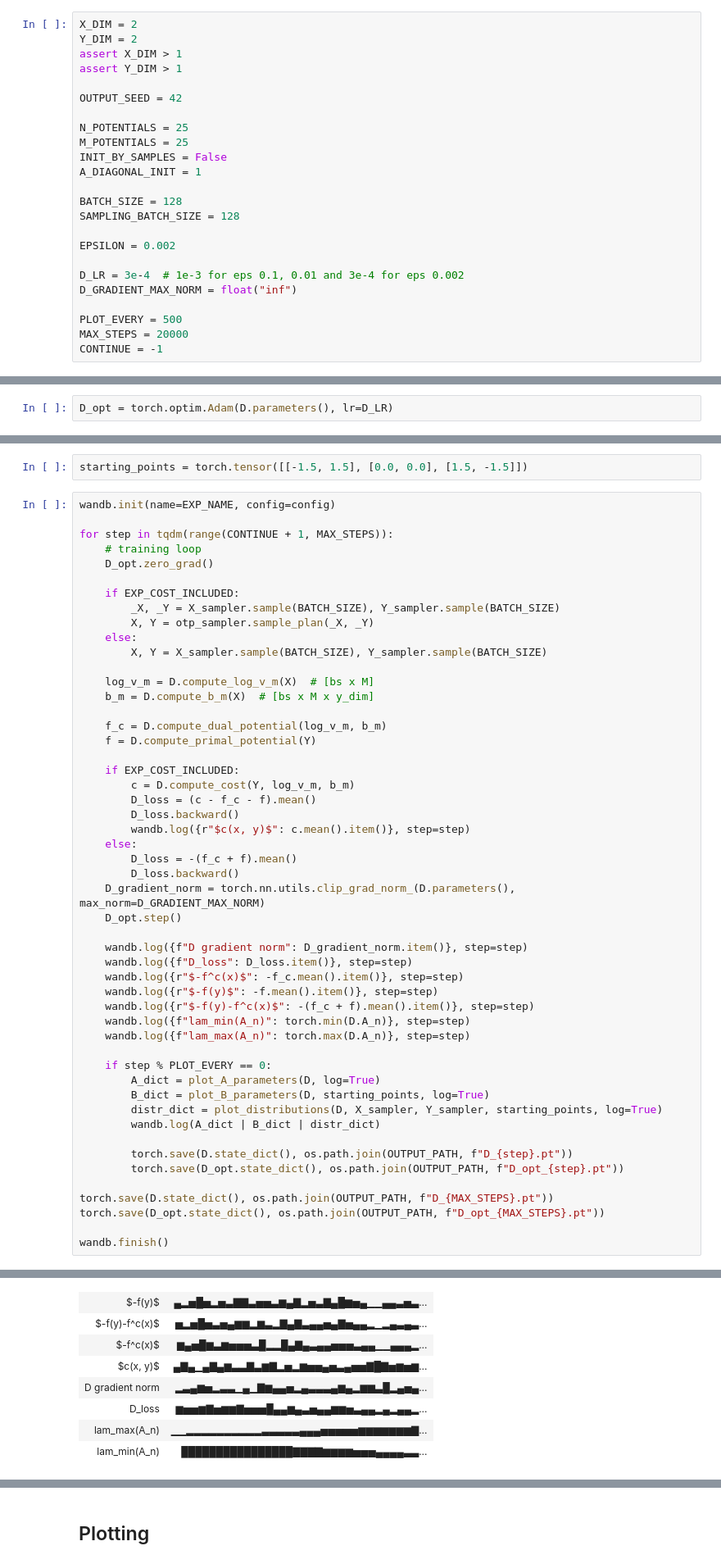
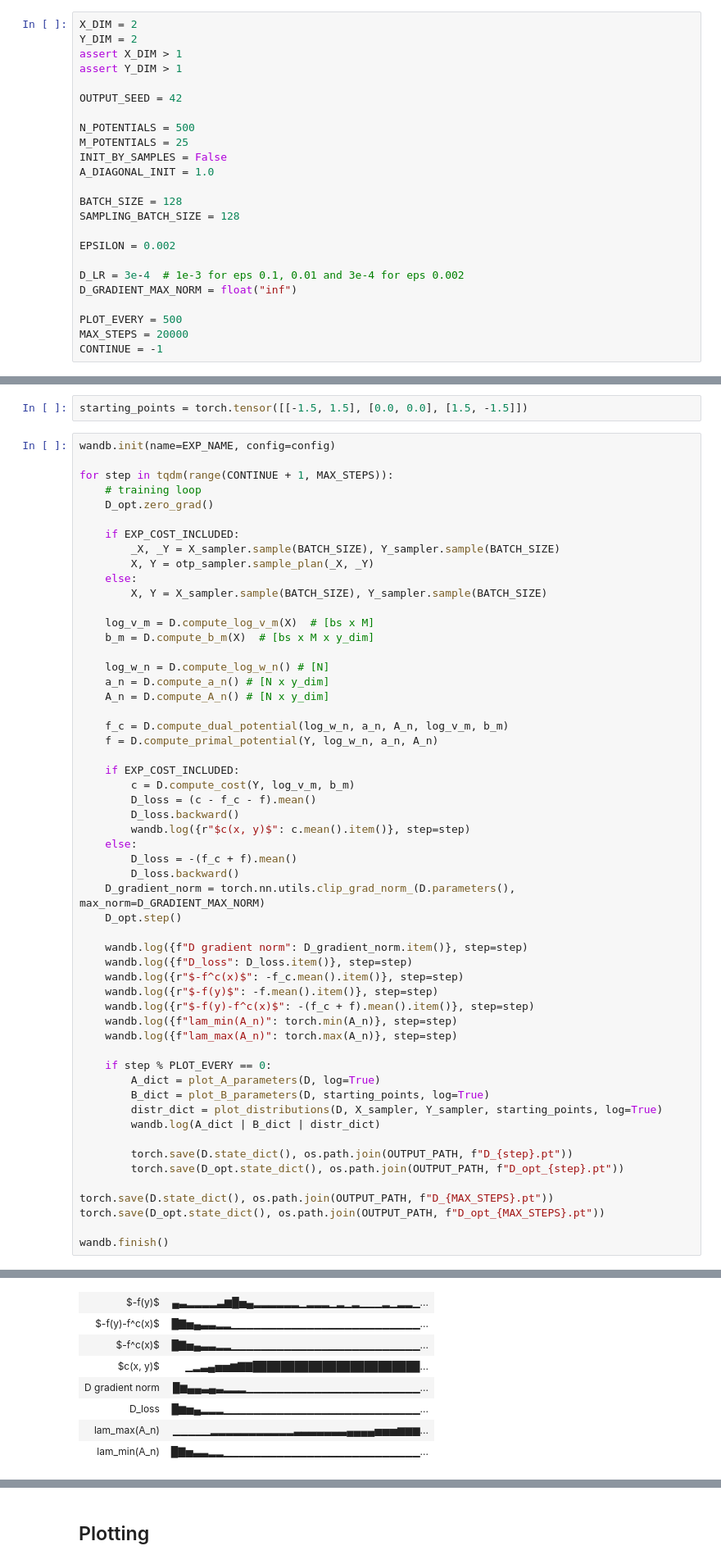
Before and after one commit to MuXauJl11110/EBiEOT, a Jupyter notebook: notebooks/LightGCOT_swiss_roll.ipynb, the cells around one changed output, grey strips where cells are left out. Shown at 82% size. Saved outputs shown, nothing was run; the diff lists cells and outputs as text.

```diff
--- a/notebooks/LightGCOT_swiss_roll.ipynb
+++ b/notebooks/LightGCOT_swiss_roll.ipynb
@@ -33,10 +33,10 @@ assert Y_DIM > 1
 
 OUTPUT_SEED = 42
 
-N_POTENTIALS = 25
+N_POTENTIALS = 500
 M_POTENTIALS = 25
 INIT_BY_SAMPLES = False
-A_DIAGONAL_INIT = 1
+A_DIAGONAL_INIT = 1.0
 
 BATCH_SIZE = 128
 SAMPLING_BATCH_SIZE = 128
@@ -104,8 +108,6 @@ D_opt = torch.optim.Adam(D.parameters(), lr=D_LR)
 
 if CONTINUE > -1:
     D_opt.load_state_dict(torch.load(os.path.join(OUTPUT_PATH, f"D_opt_{OUTPUT_SEED}_{CONTINUE}.pt")))
-# %%
-D_opt = torch.optim.Adam(D.parameters(), lr=D_LR)
 # %% [markdown]
 ## 5. Model training
 # %%
@@ -131,8 +133,12 @@ for step in tqdm(range(CONTINUE + 1, MAX_STEPS)):
     log_v_m = D.compute_log_v_m(X)  # [bs x M]
     b_m = D.compute_b_m(X)  # [bs x M x y_dim]
 
-    f_c = D.compute_dual_potential(log_v_m, b_m)
-    f = D.compute_primal_potential(Y)
+    log_w_n = D.compute_log_w_n() # [N]
+    a_n = D.compute_a_n() # [N x y_dim]
+    A_n = D.compute_A_n() # [N x y_dim]
+
+    f_c = D.compute_dual_potential(log_w_n, a_n, A_n, log_v_m, b_m)
+    f = D.compute_primal_potential(Y, log_w_n, a_n, A_n)
 
     if EXP_COST_INCLUDED:
         c = D.compute_cost(Y, log_v_m, b_m)
@@ -150,8 +156,8 @@ for step in tqdm(range(CONTINUE + 1, MAX_STEPS)):
     wandb.log({r"$-f^c(x)$": -f_c.mean().item()}, step=step)
     wandb.log({r"$-f(y)$": -f.mean().item()}, step=step)
     wandb.log({r"$-f(y)-f^c(x)$": -(f_c + f).mean().item()}, step=step)
-    wandb.log({f"lam_min(A_n)": torch.min(D.A_n)}, step=step)
-    wandb.log({f"lam_max(A_n)": torch.max(D.A_n)}, step=step)
+    wandb.log({f"lam_min(A_n)": torch.min(A_n)}, step=step)
+    wandb.log({f"lam_max(A_n)": torch.max(A_n)}, step=step)
 
     if step % PLOT_EVERY == 0:
         A_dict = plot_A_parameters(D, log=True)
@@ -171,10 +181,10 @@ Finishing last run (ID:dk7p4q7e) before initializing another...
 Run history:
-| $-f(y)$ | ▄▂▅█▅▂▅▃▇▇▃▅▅▃▆▄▇▂▅▃▇▄█▆▅▄▁▁▄▄▃▅▃... |
-| $-f(y)-f^c(x)$ | ▅▂▅█▅▃▅▄▆▆▂▆▃▂▇▄▇▃▄▄▅▄▇▅▄▄▂▁▂▄▃▄▃... |
-| $-f^c(x)$ | ▆▄▅█▆▃▆▅▅▅▃█▂▂█▄▇▄▃▄▄▅▅▅▃▄▄▁▁▄▄▄▂... |
-| $c(x, y)$ | ▄▇▄▁▄▇▄▆▃▃▇▃▆▇▂▅▂▆▅▅▄▅▃▄▅▅▇█▇▅▆▅▆... |
-| D gradient norm | ▂▃▄▆▅▂▃▃▁▄▁▇▆▄▄▅▂▄▃▃▃▄▆▄▂▆▆▃█▂▄▅▄... |
-| D_loss | ▆▅▅▆▇▅▆▆▇▅▅▅█▄▄▆▄▃▅▄▄▆▆▅▃▄▄▂▄▂▄▄▂... |
-| lam_max(A_n) | ▁▁▂▂▂▂▂▂▂▂▂▂▃▃▃▃▃▄▄▄▅▅▅▅▅▆▆▆▆▆▆▆▇... |
-| lam_min(A_n) | ████████████████▇▇▇▇▆▆▆▆▅▅▅▄▄▄▄▃▃... |
+| $-f(y)$ | ▄▃▂▂▂▂▃▆█▅▄▂▂▂▂▂▂▁▂▂▂▁▂▁▂▁▁▁▂▁▂▂▁... |
+| $-f(y)-f^c(x)$ | █▇▅▄▃▃▂▂▁▁▁▁▁▁▁▁▁▁▁▁▁▁▁▁▁▁▁▁▁▁▁▁▁... |
+| $-f^c(x)$ | █▇▅▄▃▃▂▂▁▁▁▁▁▁▁▁▁▁▁▁▁▁▁▁▁▁▁▁▁▁▁▁▁... |
+| $c(x, y)$ | ▁▂▃▄▅▅▆▇▇████████████████████████... |
+| D gradient norm | █▆▄▄▃▄▃▂▂▂▁▁▁▁▁▁▁▁▁▁▁▁▁▁▁▁▁▁▁▁▁▁▁... |
+| D_loss | █▆▅▄▂▂▂▁▁▁▁▁▁▁▁▁▁▁▁▁▁▁▁▁▁▁▁▁▁▁▁▁▁... |
+| lam_max(A_n) | ▁▁▁▁▁▂▂▂▂▂▂▂▂▂▂▂▃▃▃▃▃▃▃▄▄▄▄▅▅▅▆▆▆... |
+| lam_min(A_n) | █▇▅▃▃▂▂▁▁▁▁▁▁▁▁▁▁▁▁▁▁▁▁▁▁▁▁▁▁▁▁▁▁... |
 Run summary:
```
Also changed, not shown: parts of 3 cells of this notebook, 4 other files.
